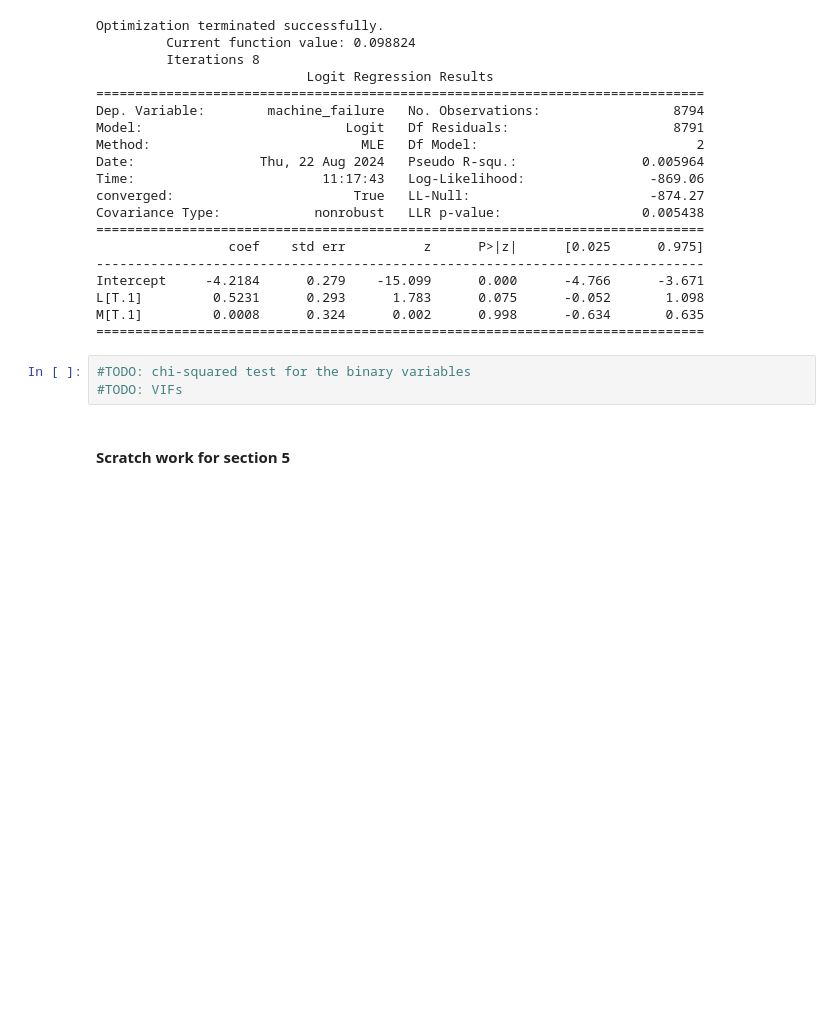
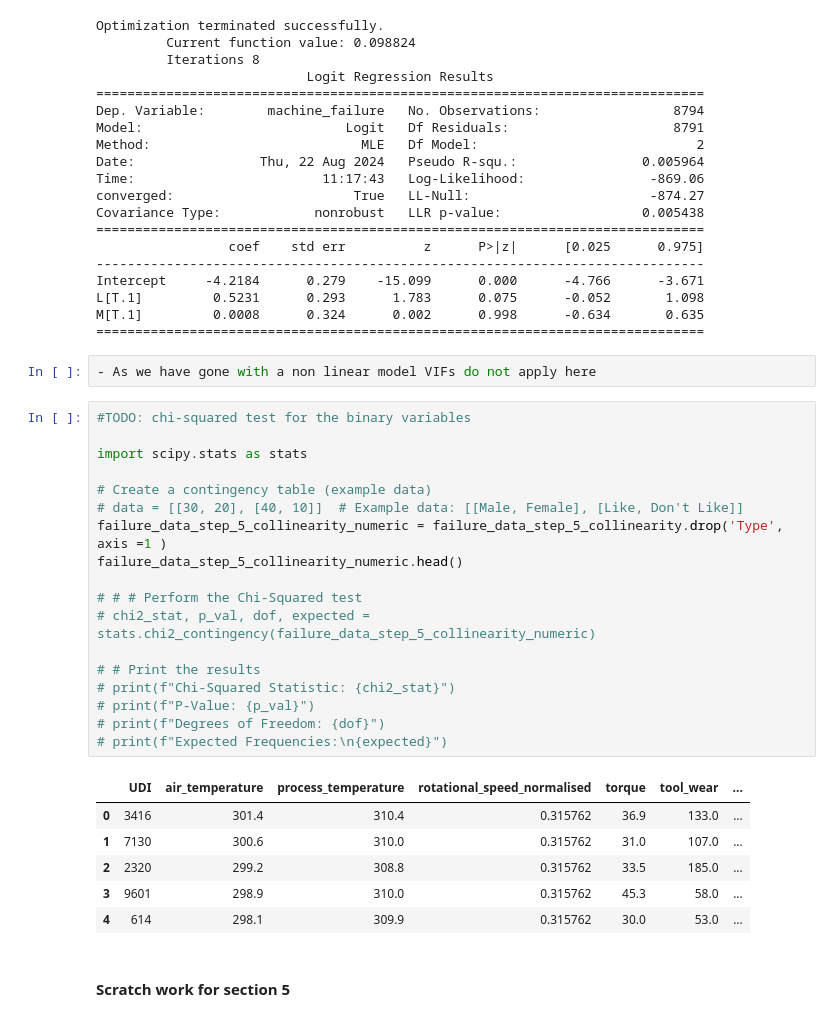
Before and after one commit to ManishKhurmi/exploratory-data-analysis---the-manufacturing-process768, a Jupyter notebook: Milestone_3 refactoring.ipynb, the cells around one changed output. Drawn from its saved outputs; the diff is of its cells as text; blank space fills up the shorter version.

Commit message:
collinearity tests

```diff
--- a/Milestone_3 refactoring.ipynb
+++ b/Milestone_3 refactoring.ipynb
@@ -2311,9 +2311,33 @@ Intercept     -4.2184      0.279    -15.099      0.000      -4.766      -3.671
 L[T.1]         0.5231      0.293      1.783      0.075      -0.052       1.098
 M[T.1]         0.0008      0.324      0.002      0.998      -0.634       0.635
 ==============================================================================
-# %%
-#TODO: chi-squared test for the binary variables
-#TODO: VIFs
+# %%
+- As we have gone with a non linear model VIFs do not apply here
+# %%
+#TODO: chi-squared test for the binary variables
+
+import scipy.stats as stats
+
+# Create a contingency table (example data)
+# data = [[30, 20], [40, 10]]  # Example data: [[Male, Female], [Like, Don't Like]]
+failure_data_step_5_collinearity_numeric = failure_data_step_5_collinearity.drop('Type', axis =1 )
+failure_data_step_5_collinearity_numeric.head()
+
+# # # Perform the Chi-Squared test
+# chi2_stat, p_val, dof, expected = stats.chi2_contingency(failure_data_step_5_collinearity_numeric)
+
+# # Print the results
+# print(f"Chi-Squared Statistic: {chi2_stat}")
+# print(f"P-Value: {p_val}")
+# print(f"Degrees of Freedom: {dof}")
+# print(f"Expected Frequencies:\n{expected}")
+# %% [output]
+|  | UDI | air_temperature | process_temperature | rotational_speed_normalised | torque | tool_wear | ... |
+| 0 | 3416 | 301.4 | 310.4 | 0.315762 | 36.9 | 133.0 | ... |
+| 1 | 7130 | 300.6 | 310.0 | 0.315762 | 31.0 | 107.0 | ... |
+| 2 | 2320 | 299.2 | 308.8 | 0.315762 | 33.5 | 185.0 | ... |
+| 3 | 9601 | 298.9 | 310.0 | 0.315762 | 45.3 | 58.0 | ... |
+| 4 | 614 | 298.1 | 309.9 | 0.315762 | 30.0 | 53.0 | ... |
 # %% [markdown]
 #### Scratch work for section 5
 # %%
```
Also changed, not shown: 1 other file.
